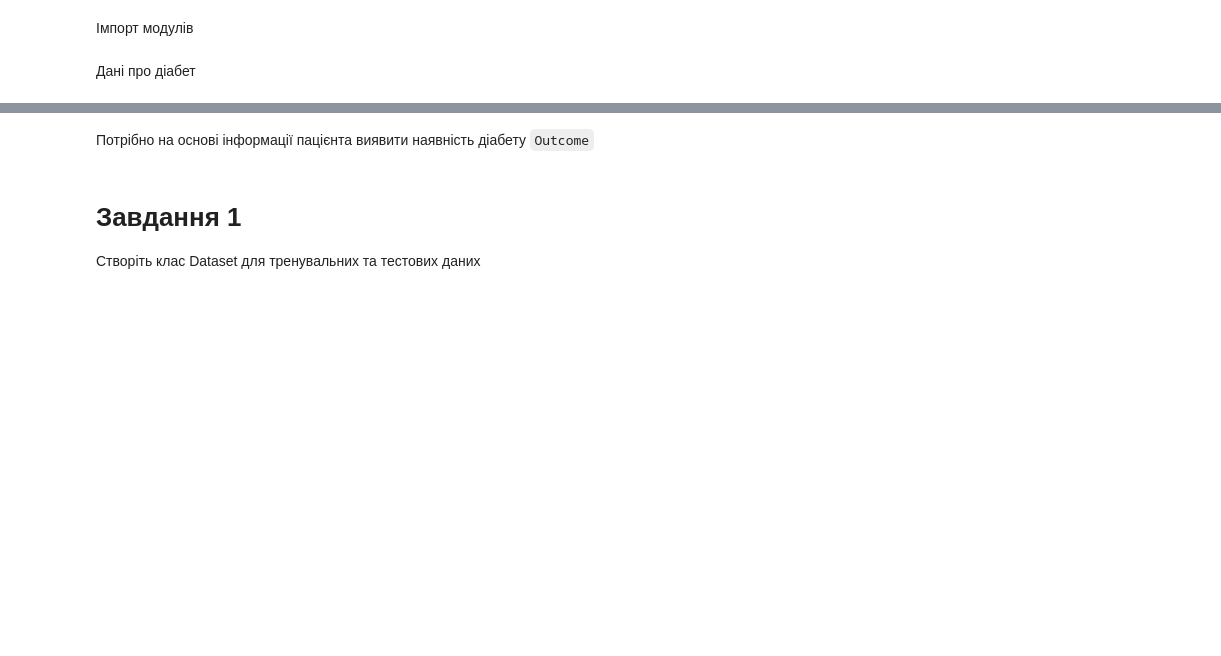
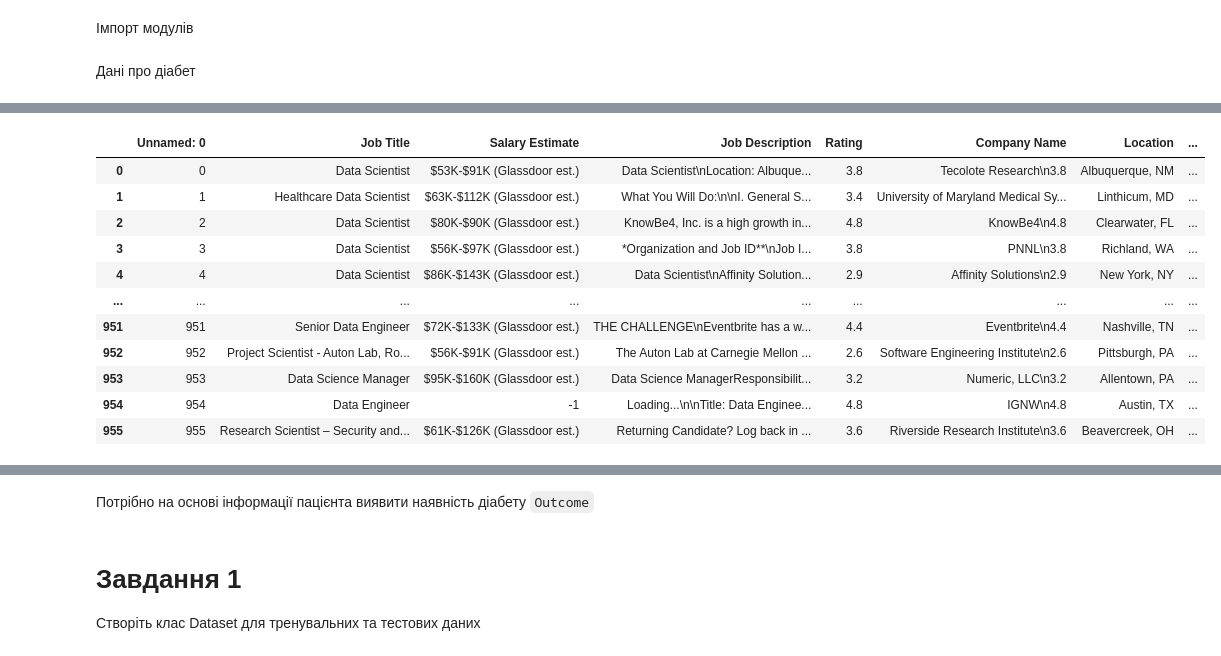
Before and after one commit to svetlanama/ai_practice, a Jupyter notebook: final_svitlana.ipynb, the cells around one changed output, grey strips where cells are left out. Drawn from its saved outputs; the diff is of its cells as text; code cells hidden in the pictures; blank space fills up the shorter version.

Commit message:
Extract skills and add as an additional columns

```diff
--- a/final_svitlana.ipynb
+++ b/final_svitlana.ipynb
@@ -7,10 +7,13 @@ import pandas as pd
 # %% [markdown]
 Дані про діабет
 # %%
-# трохи обробки даних
-df = pd.read_csv('https://raw.githubusercontent.com/HalyshAnton/IT-Step-Pyton-AI/main/module3/data/Healthcare-Diabetes.csv',
-                 index_col='Id')
+# Load the CSV from Google Drive
+url = 'https://drive.google.com/uc?id=1lMc8CKRE3Txuk4ntqpVpzM1qTlQkYADd'
+data = pd.read_csv(url)
 
-columns = df.columns.delete(-1)
-data = df[columns]
-df[columns] = (data - data.min()) / (data.max() - data.min())
+# Display the first few rows
+data.head()
+
+# columns = df.columns.delete(-1)
+# data = df[columns]
+# df[columns] = (data - data.min()) / (data.max() - data.min())
@@ -26,0 +27,79 @@ df.head()
+# %%
+from sklearn.feature_extraction.text import TfidfVectorizer
+from sklearn.model_selection import train_test_split
+from sklearn.feature_extraction.text import TfidfVectorizer
+from sklearn.ensemble import RandomForestClassifier
+from sklearn.metrics import accuracy_score
+import re
+
+# data.iloc[0,3]
+
+# Function to extract skills from job descriptions
+# def extract_skills(description):
+#     skills_keywords = [
+#         'Python', 'SQL', 'Excel', 'Machine Learning', 'Tableau', 'Power BI',
+#         'R', 'Java', 'C++', 'TensorFlow', 'Pandas', 'Numpy', 'MATLAB', 'SAS',
+#         'Data Analysis', 'Deep Learning', 'Cloud', 'AWS', 'Azure', 'JavaScript', 'React'
+#     ]
+#     skills = []
+#     for skill in skills_keywords:
+#         escaped_skill = re.escape(skill)
+#         if re.search(rf'\b{escaped_skill}\b', description, re.IGNORECASE):
+#             skills.append(skill)
+#     return ', '.join(skills)
+
+# # # Extract skills from the Job Description column
+# # extract_skills(data.iloc[0,3])
+# data['Extracted Skills'] = data['Job Description'].apply(extract_skills)
+
+# data
+# Preprocess features
+# vectorizer = TfidfVectorizer(max_features=1000)
+# X_skills = vectorizer.fit_transform(data['Skills Required'])
+
+
+
+
+
+# Extract skills and convert them into binary columns
+def extract_skills_binary(description, skills_keywords):
+    # Create a dictionary to hold binary values for each skill
+    skill_presence = {skill: 0 for skill in skills_keywords}
+    for skill in skills_keywords:
+        escaped_skill = re.escape(skill)
+        if re.search(rf'\b{escaped_skill}\b', description, re.IGNORECASE):
+            skill_presence[skill] = 1
+    return skill_presence
+
+# Define skill keywords
+skills_keywords = [
+    'Python', 'SQL', 'Excel', 'Machine Learning', 'Tableau', 'Power BI',
+    'R', 'Java', 'C++', 'TensorFlow', 'Pandas', 'Numpy', 'MATLAB', 'SAS',
+    'Data Analysis', 'Deep Learning', 'Cloud', 'AWS', 'Azure', 'JavaScript', 'React'
+]
+
+# Apply the skill extraction function to each job description
+skills_binary = data['Job Description'].apply(lambda desc: extract_skills_binary(desc, skills_keywords))
+
+# Convert the list of dictionaries into a DataFrame
+skills_df = pd.DataFrame(list(skills_binary))
+
+# skills_df
+
+# Concatenate the original DataFrame with the skills binary DataFrame
+data_with_skills = pd.concat([data, skills_df], axis=1)
+
+data_with_skills
+# %% [output]
+|  | Unnamed: 0 | Job Title | Salary Estimate | Job Description | Rating | Company Name | Location | ... |
+| 0 | 0 | Data Scientist | $53K-$91K (Glassdoor est.) | Data Scientist\nLocation: Albuque... | 3.8 | Tecolote Research\n3.8 | Albuquerque, NM | ... |
+| 1 | 1 | Healthcare Data Scientist | $63K-$112K (Glassdoor est.) | What You Will Do:\n\nI. General S... | 3.4 | University of Maryland Medical Sy... | Linthicum, MD | ... |
+| 2 | 2 | Data Scientist | $80K-$90K (Glassdoor est.) | KnowBe4, Inc. is a high growth in... | 4.8 | KnowBe4\n4.8 | Clearwater, FL | ... |
+| 3 | 3 | Data Scientist | $56K-$97K (Glassdoor est.) | *Organization and Job ID**\nJob I... | 3.8 | PNNL\n3.8 | Richland, WA | ... |
+| 4 | 4 | Data Scientist | $86K-$143K (Glassdoor est.) | Data Scientist\nAffinity Solution... | 2.9 | Affinity Solutions\n2.9 | New York, NY | ... |
+| ... | ... | ... | ... | ... | ... | ... | ... | ... |
+| 951 | 951 | Senior Data Engineer | $72K-$133K (Glassdoor est.) | THE CHALLENGE\nEventbrite has a w... | 4.4 | Eventbrite\n4.4 | Nashville, TN | ... |
+| 952 | 952 | Project Scientist - Auton Lab, Ro... | $56K-$91K (Glassdoor est.) | The Auton Lab at Carnegie Mellon ... | 2.6 | Software Engineering Institute\n2.6 | Pittsburgh, PA | ... |
+| 953 | 953 | Data Science Manager | $95K-$160K (Glassdoor est.) | Data Science ManagerResponsibilit... | 3.2 | Numeric, LLC\n3.2 | Allentown, PA | ... |
+| 954 | 954 | Data Engineer | -1 | Loading...\n\nTitle: Data Enginee... | 4.8 | IGNW\n4.8 | Austin, TX | ... |
+| 955 | 955 | Research Scientist – Security and... | $61K-$126K (Glassdoor est.) | Returning Candidate? Log back in ... | 3.6 | Riverside Research Institute\n3.6 | Beavercreek, OH | ... |
```
Also changed, not shown: parts of 3 cells of this notebook.
